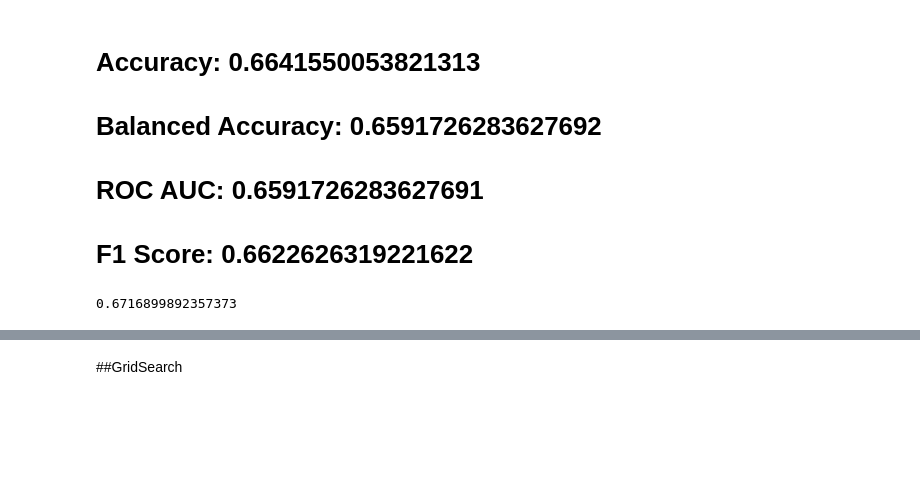
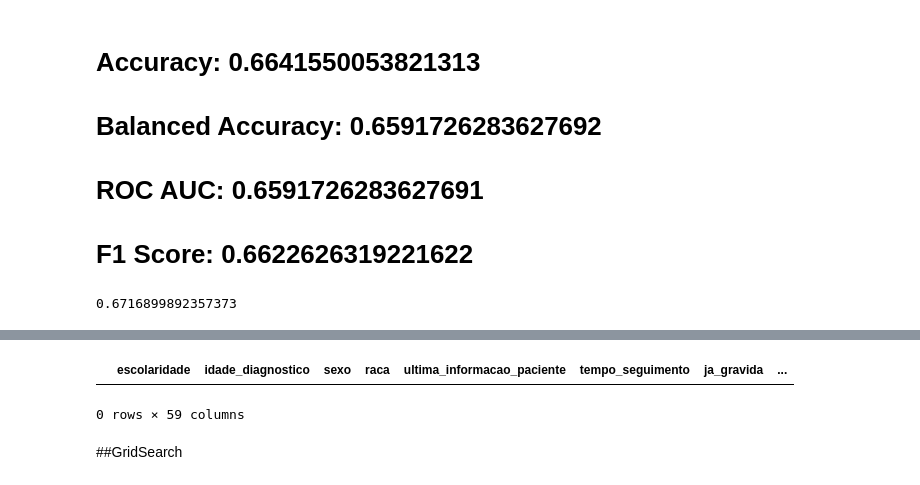
Before and after one commit to 2023M3T5-Inteli/grupo1, a Jupyter notebook: notebooks/Candidate_Model_Genesis.ipynb, the cells around one changed output, grey strips where cells are left out. Saved outputs shown, nothing was run; the diff lists cells and outputs as text; code cells hidden in the pictures; blank space fills up the shorter version.

```diff
--- a/notebooks/Candidate_Model_Genesis.ipynb
+++ b/notebooks/Candidate_Model_Genesis.ipynb
@@ -217,0 +243,3 @@ clf.score(X_test, y_test)
+# %%
+colunas = X_train.columns
+X_run = pd.DataFrame(columns=colunas)
@@ -218,3 +266,31 @@ clf.score(X_test, y_test)
+# %%
+X_run
+nova_linha = {'escolaridade': , 'idade_diagnostico', 'sexo', 'raca',
+       'ultima_informacao_paciente', 'tempo_seguimento', 'ja_gravida',
+       'gestacao_idade', 'tempo_amamentacao',
+       'grau_parentesco_mama_primeiro_1_vez',
+       'grau_parentesco_mama_primeiro_mais_vezes',
+       'grau_parentesco_mama_segundo_1_vez',
+       'grau_parentesco_mama_segundo_mais_vezes', 'idade_primeira_menstruacao',
+       'uso_anticoncepcional', 'atividade_fisica', 'consumo_alcool',
+       'grau_parentesco_primeiro', 'grau_parentesco_segundo',
+       'grau_parentesco_terceiro', 'anti_her2_neoadjuvante',
+       'primeiro_diagnostico', 'grau_histologico', 'subtipo_tumoral',
+       'receptor_estrogenio', 'receptor_progesterona', 'ki67',
+       'Receptor de progesterona (quantificação %)',
+       'Receptorde Estrogênio (quantificação %)',
+       'Indice H (Receptorde progesterona)', 'her2_ihc', 'her2_fish',
+       'Ki67 (%)', 'cid_o', 'morfologia_cid_o', 'estadio_clinico',
+       'grupo_estadio_clinico', 'classificacao_tnm_t', 'classificacao_tnm_n',
+       'classificacao_tnm_m', 'combinacao_tratamentos', 'ano_diagnostico',
+       'lateralidade_tumor', 'descricao_morfologia', 'descricao_topografia',
+       'recidiva_distancia', 'recidiva_regional', 'recidiva_local',
+       'primeiro_peso', 'primeira_altura', 'primeiro_IMC', 'ultimo_peso',
+       'ultima_altura', 'ultimo_IMC', 'diferenca_peso', 'coef_peso',
+       'diferenca_tempo', 'coef_peso_tempo', 'eficacia_tratamento'}
+# %% [output]
+|  | escolaridade | idade_diagnostico | sexo | raca | ultima_informacao_paciente | tempo_seguimento | ja_gravida | ... |
+0 rows × 59 columns
 # %% [markdown]
 ##GridSearch
 # %%
```
Also changed, not shown: parts of 10 cells of this notebook.
